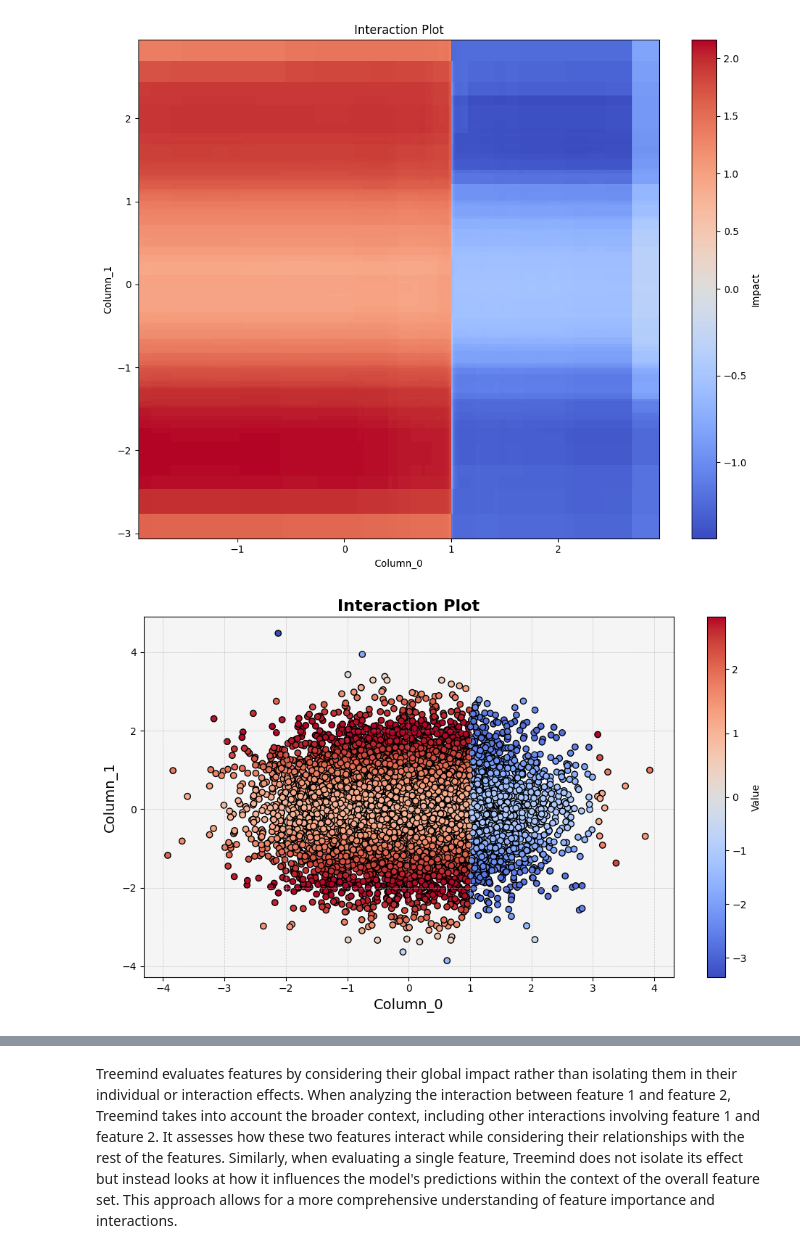
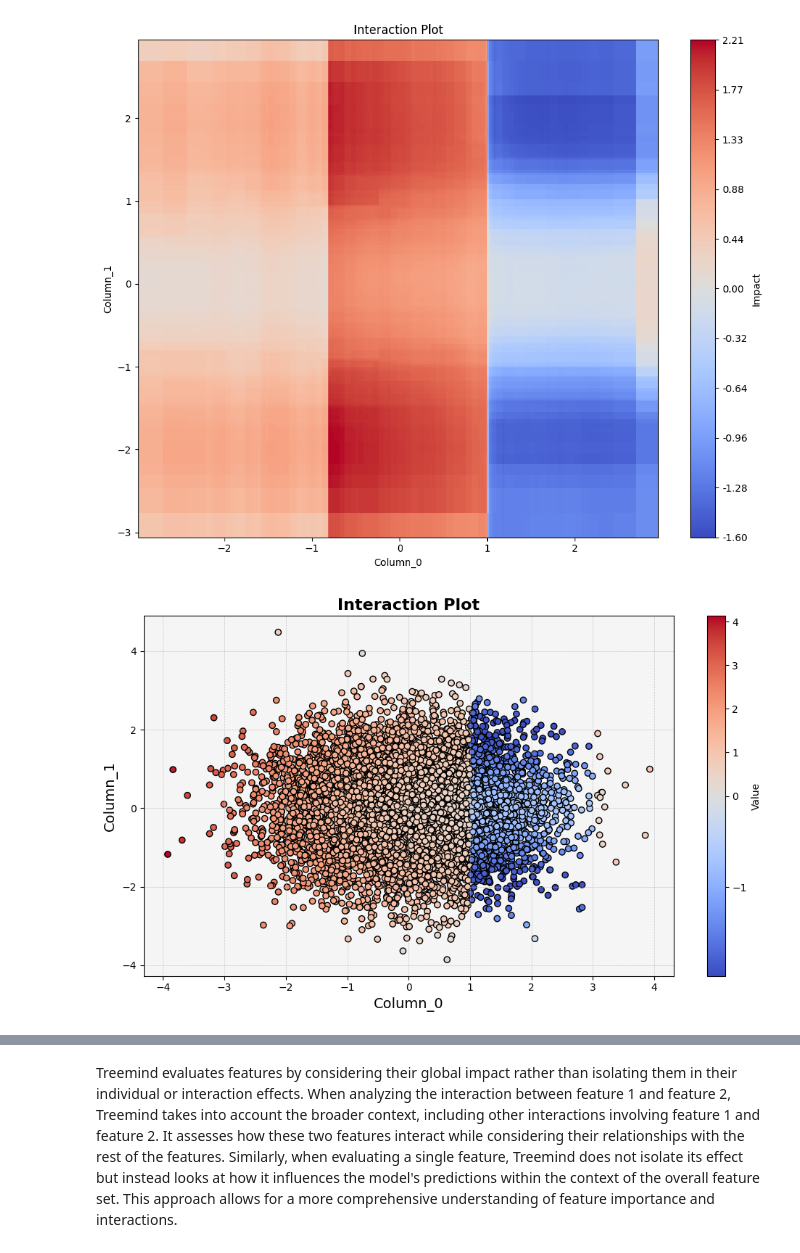
Before and after one commit to sametcopur/treemind, a Jupyter notebook: examples/experiment.ipynb, the cells around one changed output, grey strips where cells are left out. Saved outputs shown, nothing was run; the diff lists cells and outputs as text; code cells hidden in the pictures.

```diff
--- a/examples/experiment.ipynb
+++ b/examples/experiment.ipynb
@@ -17,13 +17,15 @@ from typing import Tuple
 # - plot_scatter_chart: Generates a scatter plot to explore relationships between two variables, with a third variable indicated by color.
 from matplotlib.colors import TwoSlopeNorm
 
+
 def _set_common_style(ax, title):
     ax.set_facecolor("whitesmoke")
     ax.set_title(title, fontsize=16, fontweight="bold")
     ax.set_xlabel(ax.get_xlabel(), fontsize=14)
     ax.set_ylabel(ax.get_ylabel(), fontsize=14)
-    ax.tick_params(axis='both', which='major', labelsize=10)
+    ax.tick_params(axis="both", which="major", labelsize=10)
     ax.grid(True, linestyle="--", linewidth=0.5, alpha=0.7)
+
 
 def plot_line_chart(x, y, title, x_label, y_label, figsize: Tuple[int, int] = (10, 6)):
     fig, ax = plt.subplots(figsize=figsize)
@@ -34,16 +36,19 @@ def plot_line_chart(x, y, title, x_label, y_label, figsize: Tuple[int, int] = (1
     plt.tight_layout()
     plt.show()
 
-def plot_scatter_chart(x, y, z, title, x_label, y_label, figsize: Tuple[int, int] = (10, 6)):
+
+def plot_scatter_chart(
+    x, y, z, title, x_label, y_label, figsize: Tuple[int, int] = (10, 6)
+):
     fig, ax = plt.subplots(figsize=figsize)
 
     # Create a diverging colormap with white at zero
     norm = TwoSlopeNorm(vmin=min(z), vcenter=0, vmax=max(z))
-    scatter = ax.scatter(x, y, c=z, cmap='coolwarm', norm=norm, edgecolor='k')
+    scatter = ax.scatter(x, y, c=z, cmap="coolwarm", norm=norm, edgecolor="k")
 
     # Add a colorbar for the scatter plot
     cbar = plt.colorbar(scatter, ax=ax)
-    cbar.set_label('Value')
+    cbar.set_label("Value")
 
     # Set labels
     ax.set_xlabel(x_label, fontsize=12)
@@ -118,13 +130,17 @@ y = df["target"].values
 # - This setup allows for testing the ability of the Treemind model to detect both individual feature effects and feature interactions.
 # %%
 # Train a LightGBM model
-reg = LGBMRegressor(verbose=-1)  # Instantiate the LightGBM regressor.
+reg = LGBMRegressor(verbose=-1, n_estimators=200)  # Instantiate the LightGBM regressor.
 # - 'verbose=-1' suppresses the training output to avoid cluttering the console.
 
 reg.fit(X, y)  # Train the model using the generated feature matrix X and target y.
 
 # Use Treemind's Explainer to analyze the trained model
-explainer = Explainer()  # Instantiate the Explainer from Treemind, which will provide model interpretability functions.
-explainer(reg)  # Pass the trained LightGBM model to the Explainer to prepare it for explaining the model's predictions.
+explainer = (
+    Explainer()
+)  # Instantiate the Explainer from Treemind, which will provide model interpretability functions.
+explainer(
+    reg
+)  # Pass the trained LightGBM model to the Explainer to prepare it for explaining the model's predictions.
 # - This step sets up the Explainer to analyze feature importance, interactions, and their impact on the model's output.
 # %%
@@ -146,17 +198,28 @@ plot_line_chart(x=feature_4, y=transformed_4, x_label="Column_4", y_label="Value
 # %%
-df = explainer.analyze_interaction(0, 1)  # Analyze the interaction between feature_0 and feature_1 using Treemind's Explainer.
+df = explainer.analyze_interaction(
+    0, 1
+)  # Analyze the interaction between feature_0 and feature_1 using Treemind's Explainer.
 # - This step evaluates how the interaction between these two features influences the model's predictions.
 
-interaction_plot(df)  # Plot the interaction analysis results using Treemind's interaction_plot.
+interaction_plot(
+    df
+)  # Plot the interaction analysis results using Treemind's interaction_plot.
 # - The plot visualizes the combined effect of feature_0 and feature_1 on the target variable as interpreted by the model.
 
-plot_scatter_chart(feature_0, feature_1, interaction_0_1, x_label="Column_0", y_label="Column_1", title="Interaction Plot")  # Plot the actual relationship between feature_0, feature_1, and their interaction.
+plot_scatter_chart(
+    feature_0,
+    feature_1,
+    0.1 * transformed_0 - 0.2 * transformed_1 + 0.5 * interaction_0_1,
+    x_label="Column_0",
+    y_label="Column_1",
+    title="Interaction Plot",
+)  # Plot the actual relationship between feature_0, feature_1, and their interaction.
 # - This scatter plot represents the true interaction effect used during data generation.
 
 # The Treemind interaction plot closely matches the real scatter plot.
 # - This indicates that Treemind successfully identified the two-way relationship between feature_0 and feature_1.
 # - The model was able to detect and explain the combined effect, showing that Treemind can effectively capture complex interactions between features.
 # %% [output]
-[figure, old version]
+[figure, new version]
-[figure, old version]
+[figure, new version]
 # %%
```
Also changed, not shown: parts of 4 cells of this notebook, 17 other files.
